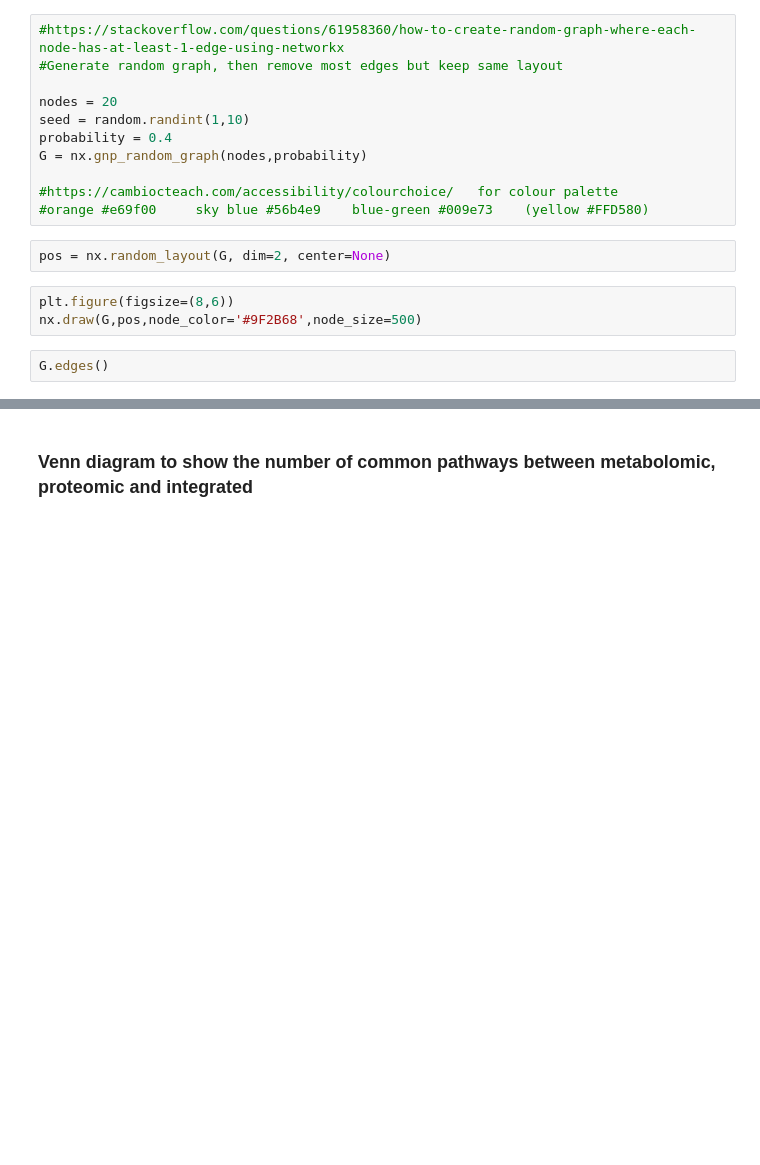
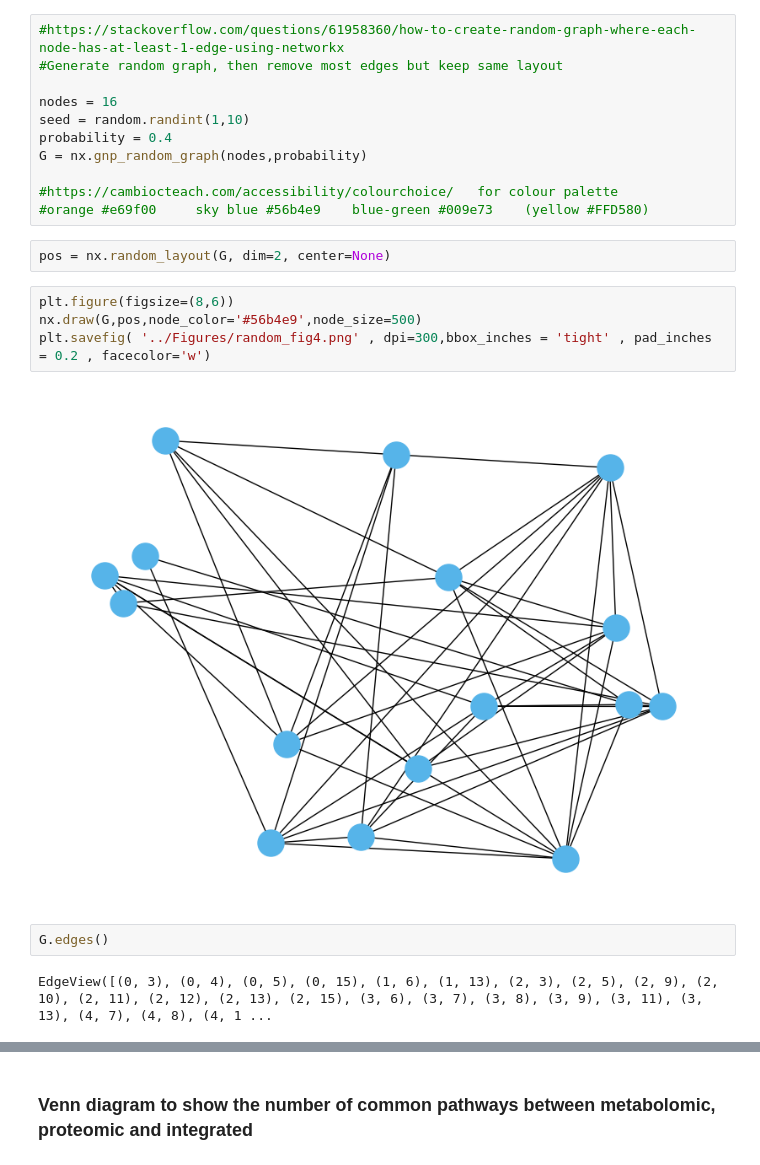
Before and after one commit to j-keung/multiomics-pathway-analysis, a Jupyter notebook: other_scripts/extra_figures.ipynb, the cells around one changed output, grey strips where cells are left out. Saved outputs shown, nothing was run; the diff lists cells and outputs as text; blank space fills up the shorter version.

```diff
--- a/other_scripts/extra_figures.ipynb
+++ b/other_scripts/extra_figures.ipynb
@@ -451,7 +457,7 @@ nx.draw(G,node_color='#FFD580',node_size=500)
 #https://stackoverflow.com/questions/61958360/how-to-create-random-graph-where-each-node-has-at-least-1-edge-using-networkx
 #Generate random graph, then remove most edges but keep same layout
 
-nodes = 20
+nodes = 16
 seed = random.randint(1,10)
 probability = 0.4
 G = nx.gnp_random_graph(nodes,probability)
@@ -462,8 +468,13 @@ G = nx.gnp_random_graph(nodes,probability)
 pos = nx.random_layout(G, dim=2, center=None)
 # %%
 plt.figure(figsize=(8,6))
-nx.draw(G,pos,node_color='#9F2B68',node_size=500)
+nx.draw(G,pos,node_color='#56b4e9',node_size=500)
+plt.savefig( '../Figures/random_fig4.png' , dpi=300,bbox_inches = 'tight' , pad_inches = 0.2 , facecolor='w')
+# %% [output]
+[figure, added]
 # %%
 G.edges()
+# %% [output]
+EdgeView([(0, 3), (0, 4), (0, 5), (0, 15), (1, 6), (1, 13), (2, 3), (2, 5), (2, 9), (2, 10), (2, 11), (2, 12), (2, 13), (2, 15), (3, 6), (3, 7), (3, 8), (3, 9), (3, 11), (3, 13), (4, 7), (4, 8), (4, 1 ...
 # %%
 H = G.copy()
```
Also changed, not shown: parts of 8 cells of this notebook, 3 other files.
